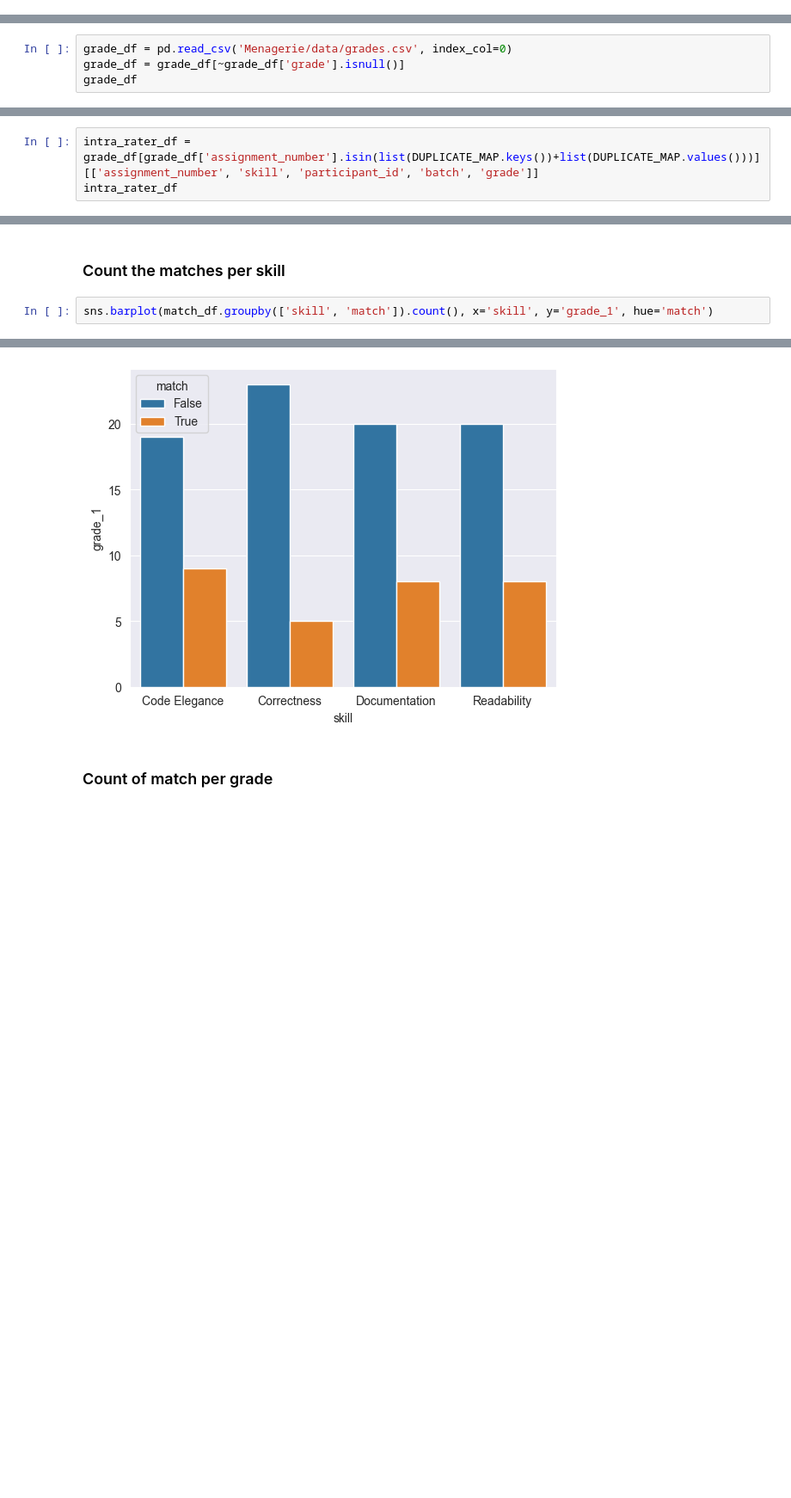
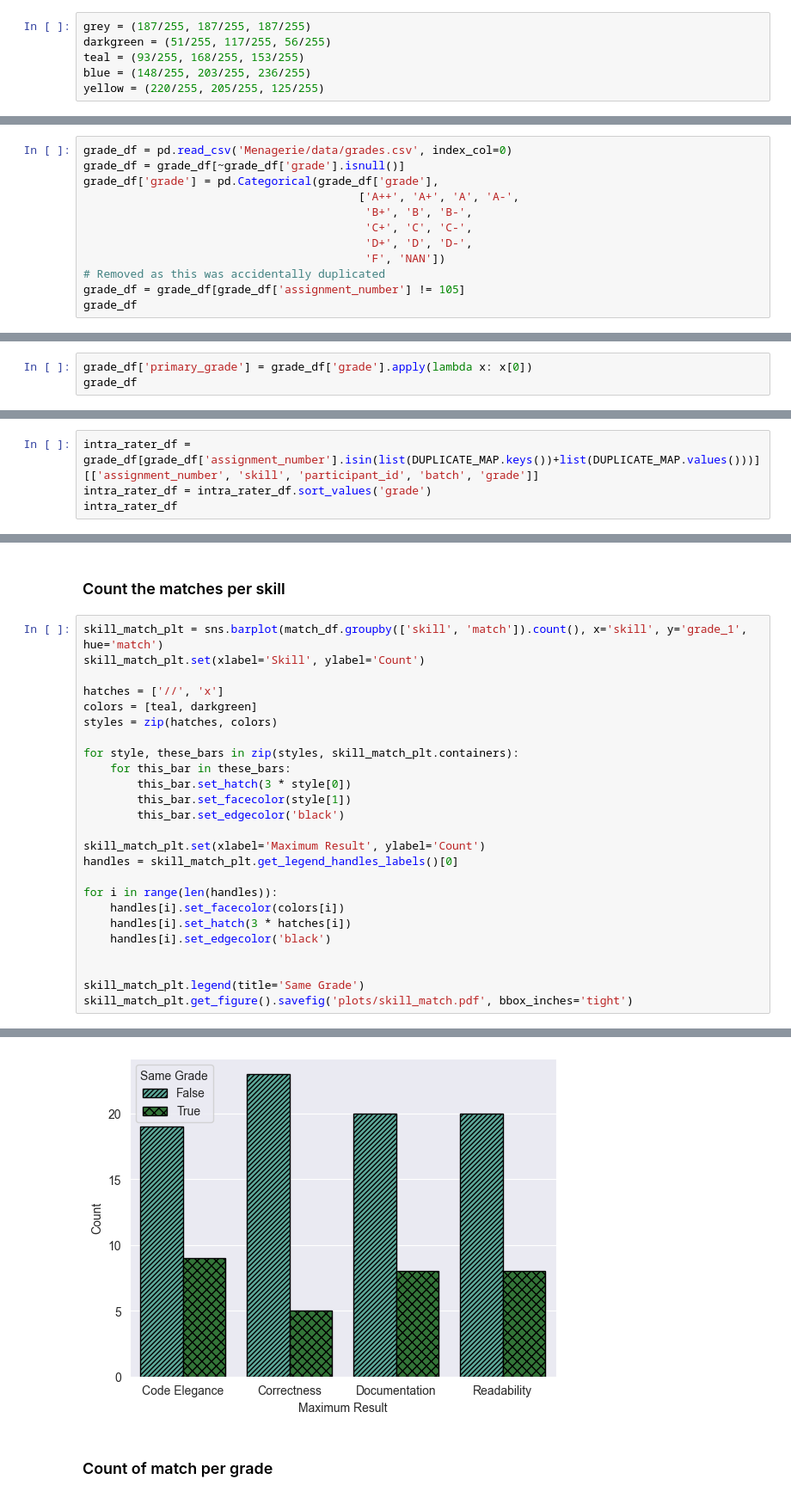
Before and after one commit to m-messer/Consistency_In_Grading_Analysis, a Jupyter notebook: grades_analysis.ipynb, the cells around one changed output, grey strips where cells are left out. Shown at 86% size. Cells and saved outputs as stored; diff of their text form; blank space fills up the shorter version.

Commit message:
PHD-359 Dealt with 105, and presented less granular results

```diff
--- a/grades_analysis.ipynb
+++ b/grades_analysis.ipynb
@@ -2,11 +2,25 @@
 import pandas as pd
 import seaborn as sns
 from statsmodels.stats.inter_rater import fleiss_kappa, aggregate_raters
+# %%
+grey = (187/255, 187/255, 187/255)
+darkgreen = (51/255, 117/255, 56/255)
+teal = (93/255, 168/255, 153/255)
+blue = (148/255, 203/255, 236/255)
+yellow = (220/255, 205/255, 125/255)
 # %% [markdown]
 # Grade Analysis
 # %%
 grade_df = pd.read_csv('Menagerie/data/grades.csv', index_col=0)
 grade_df = grade_df[~grade_df['grade'].isnull()]
+grade_df['grade'] = pd.Categorical(grade_df['grade'],
+                                         ['A++', 'A+', 'A', 'A-',
+                                          'B+', 'B', 'B-',
+                                          'C+', 'C', 'C-',
+                                          'D+', 'D', 'D-',
+                                          'F', 'NAN'])
+# Removed as this was accidentally duplicated
+grade_df = grade_df[grade_df['assignment_number'] != 105]
 grade_df
 # %% [output]
 |  | assignment_number | comments | skill | participant_id | batch | grade |
@@ -124,0 +129,3 @@ results_df[['group', 'fliess_kappa']].groupby('group').mean().reset_index()
+# %%
+grade_df['primary_grade'] = grade_df['grade'].apply(lambda x: x[0])
+grade_df
@@ -136,6 +216,7 @@ DUPLICATE_MAP = {
 }
 # %%
 intra_rater_df = grade_df[grade_df['assignment_number'].isin(list(DUPLICATE_MAP.keys())+list(DUPLICATE_MAP.values()))][['assignment_number', 'skill', 'participant_id', 'batch', 'grade']]
+intra_rater_df = intra_rater_df.sort_values('grade')
 intra_rater_df
 # %% [output]
 |  | assignment_number | skill | participant_id | batch | grade |
@@ -194,5 +275,28 @@ match_df
 # %% [markdown]
 ### Count the matches per skill
 # %%
-sns.barplot(match_df.groupby(['skill', 'match']).count(), x='skill', y='grade_1', hue='match')
+skill_match_plt = sns.barplot(match_df.groupby(['skill', 'match']).count(), x='skill', y='grade_1', hue='match')
+skill_match_plt.set(xlabel='Skill', ylabel='Count')
+
+hatches = ['//', 'x']
+colors = [teal, darkgreen]
+styles = zip(hatches, colors)
+
+for style, these_bars in zip(styles, skill_match_plt.containers):
+    for this_bar in these_bars:
+        this_bar.set_hatch(3 * style[0])
+        this_bar.set_facecolor(style[1])
+        this_bar.set_edgecolor('black')
+
+skill_match_plt.set(xlabel='Maximum Result', ylabel='Count')
+handles = skill_match_plt.get_legend_handles_labels()[0]
+
+for i in range(len(handles)):
+    handles[i].set_facecolor(colors[i])
+    handles[i].set_hatch(3 * hatches[i])
+    handles[i].set_edgecolor('black')
+
+
+skill_match_plt.legend(title='Same Grade')
+skill_match_plt.get_figure().savefig('plots/skill_match.pdf', bbox_inches='tight')
 # %% [output]
@@ -200,4 +303,4 @@ sns.barplot(match_df.groupby(['skill', 'match']).count(), x='skill', y='grade_1'
-[figure, old version]
+[figure, new version]
 # %% [markdown]
 ### Count of match per grade
 # %%
```
Also changed, not shown: parts of 24 cells of this notebook.
